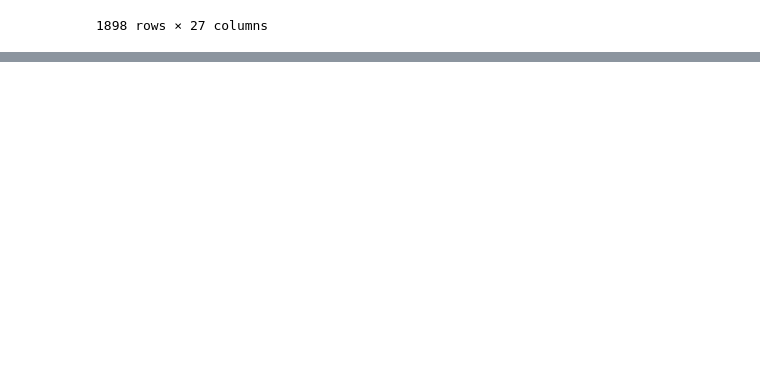
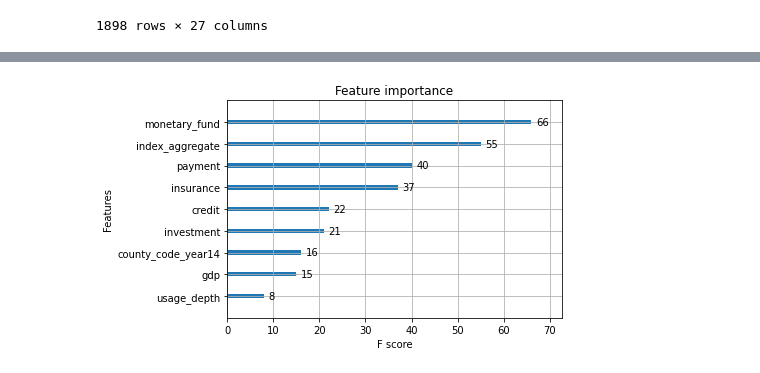
Before and after one commit to MariamAmmar/China_Fintech_Project, a Jupyter notebook: China_Fintech_Project/China_Fintech.ipynb, the cells around one changed output, grey strips where cells are left out. Saved outputs shown, nothing was run; the diff lists cells and outputs as text; code cells hidden in the pictures; blank space fills up the shorter version.

```diff
--- a/China_Fintech_Project/China_Fintech.ipynb
+++ b/China_Fintech_Project/China_Fintech.ipynb
@@ -286,0 +469,6 @@ grouped_by_county_code[["year","county_name","flb"]]
+# %%
+xgb.plot_importance(xg_reg)
+plt.rcParams['figure.figsize'] = [5, 5]
+plt.show()
+# %% [output]
+[figure, added]
```
Also changed, not shown: parts of 29 cells of this notebook.
